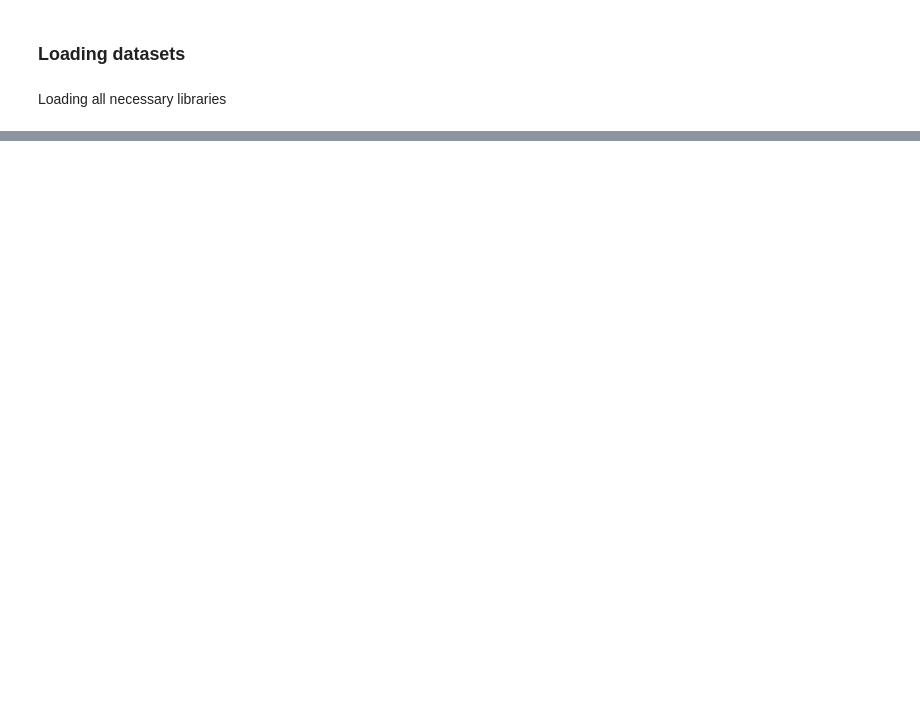
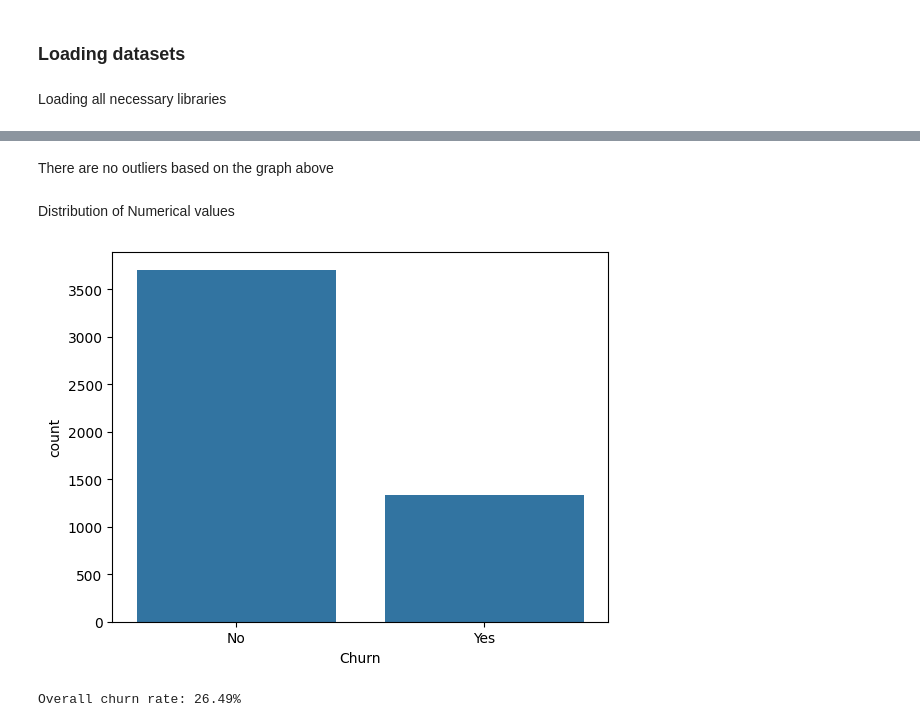
Before and after one commit to Phannsi/ML-Project-to-predict-Customer-Churn, a Jupyter notebook: Jupyter notebook.ipynb, the cells around one changed output, grey strips where cells are left out. Drawn from its saved outputs; the diff is of its cells as text; code cells hidden in the pictures; blank space fills up the shorter version.

```diff
--- a/Jupyter notebook.ipynb
+++ b/Jupyter notebook.ipynb
@@ -26,0 +361,24 @@ Note: you may need to restart the kernel to use updated packages.
+# %% [markdown]
+There are no outliers based on the graph above
+# %% [markdown]
+Distribution of Numerical values
+# %%
+#The distribution in the Churn column
+sns.countplot(x='Churn', data=train)
+plt.show()
+# %% [output]
+[figure, added]
+# %%
+# Count the number of churned customers
+churned_customers = train[train['Churn'] == 'Yes'].shape[0]
+
+# Count the total number of customers
+total_customers = train.shape[0]
+
+# Calculate the churn rate
+churn_rate = (churned_customers / total_customers) * 100
+
+# Print the churn rate
+print("Overall churn rate: {:.2f}%".format(churn_rate))
+# %% [output]
+Overall churn rate: 26.49%
```
Also changed, not shown: parts of 42 cells of this notebook.
